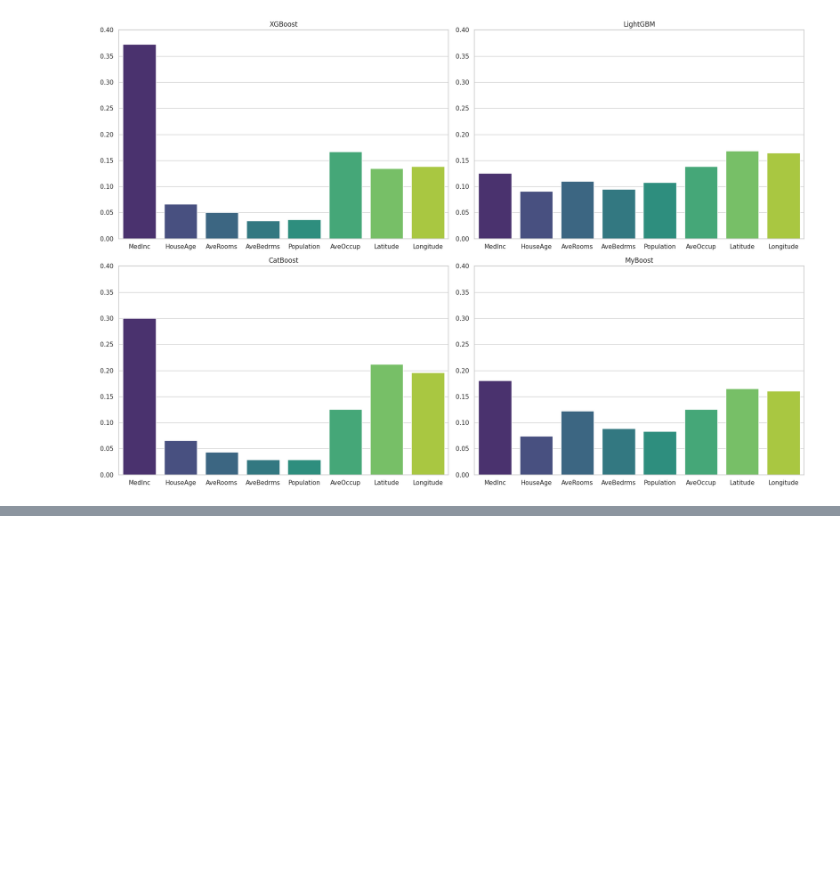
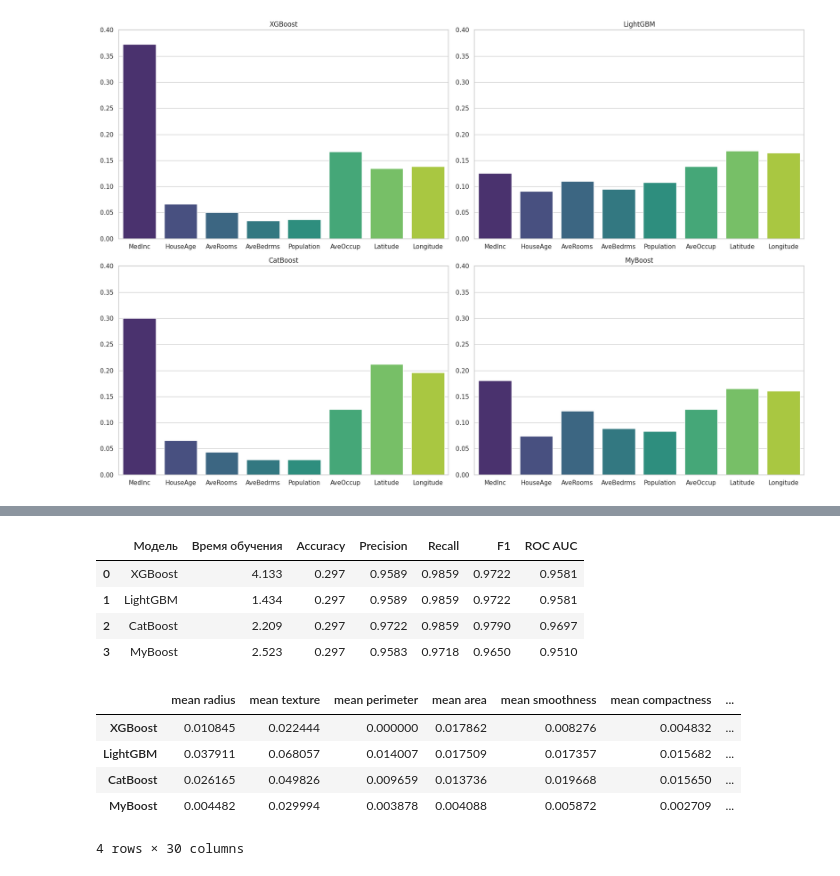
Before and after one commit to Xivalor/ml-course-homeworks, a Jupyter notebook: hw09_boosting/teacher_notebook.ipynb, the cells around one changed output, grey strips where cells are left out. Drawn from its saved outputs; the diff is of its cells as text; code cells hidden in the pictures; blank space fills up the shorter version.

```diff
--- a/hw09_boosting/teacher_notebook.ipynb
+++ b/hw09_boosting/teacher_notebook.ipynb
@@ -309,0 +558,57 @@ plt.show()
+# %%
+results = []
+features = []
+
+names = ['XGBoost', 'LightGBM', 'CatBoost', "MyBoost"]
+
+for name in names:
+    params = best_params_dict.get(name)
+
+    if name == 'XGBoost':
+        model = xgb.XGBClassifier(n_estimators=SELECTED_N_ESTIMATORS, random_state=42, n_jobs=-1, **params)
+    elif name == 'LightGBM':
+        model = lgb.LGBMClassifier(n_estimators=SELECTED_N_ESTIMATORS, random_state=42, n_jobs=-1, verbose=-1, **params)
+    elif name == 'MyBoost':
+        model = MyBoostClassifier(n=SELECTED_N_ESTIMATORS, seed=42, **params)
+    else:
+        model = cb.CatBoostClassifier(iterations=SELECTED_N_ESTIMATORS, random_seed=42, thread_count=-1, verbose=0, **params)
+    start_time = time.time()
+    model.fit(X_train_full, y_train_full)
+    train_time = time.time() - start_time
+
+    preds = model.predict(X_test)
+
+    accuracy = accuracy_score(y_test, preds)
+    precision = precision_score(y_test, preds)
+    recall = recall_score(y_test, preds)
+    f1 = f1_score(y_test, preds)
+    roc_auc = roc_auc_score(y_test, preds)
+
+    results.append({
+        "Модель": name,
+        "Время обучения": round(train_time, 3),
+        "Accuracy": round(mae, 4),
+        "Precision": round(precision, 4),
+        "Recall": round(recall, 4),
+        "F1": round(f1, 4),
+        "ROC AUC": round(roc_auc, 4),
+    })
+    raw_values = model.feature_importances_
+    features.append(raw_values / raw_values.sum())
+
+df_results = pd.DataFrame(results)
+df_features = pd.DataFrame(features, columns=X.columns, index=names, dtype="float64")
+display(df_results)
+display(df_features)
+# %% [output]
+|  | Модель | Время обучения | Accuracy | Precision | Recall | F1 | ROC AUC |
+| 0 | XGBoost | 4.133 | 0.297 | 0.9589 | 0.9859 | 0.9722 | 0.9581 |
+| 1 | LightGBM | 1.434 | 0.297 | 0.9589 | 0.9859 | 0.9722 | 0.9581 |
+| 2 | CatBoost | 2.209 | 0.297 | 0.9722 | 0.9859 | 0.9790 | 0.9697 |
+| 3 | MyBoost | 2.523 | 0.297 | 0.9583 | 0.9718 | 0.9650 | 0.9510 |
+|  | mean radius | mean texture | mean perimeter | mean area | mean smoothness | mean compactness | ... |
+| XGBoost | 0.010845 | 0.022444 | 0.000000 | 0.017862 | 0.008276 | 0.004832 | ... |
+| LightGBM | 0.037911 | 0.068057 | 0.014007 | 0.017509 | 0.017357 | 0.015682 | ... |
+| CatBoost | 0.026165 | 0.049826 | 0.009659 | 0.013736 | 0.019668 | 0.015650 | ... |
+| MyBoost | 0.004482 | 0.029994 | 0.003878 | 0.004088 | 0.005872 | 0.002709 | ... |
+4 rows × 30 columns
```
Also changed, not shown: parts of 10 cells of this notebook, 5 other files.
